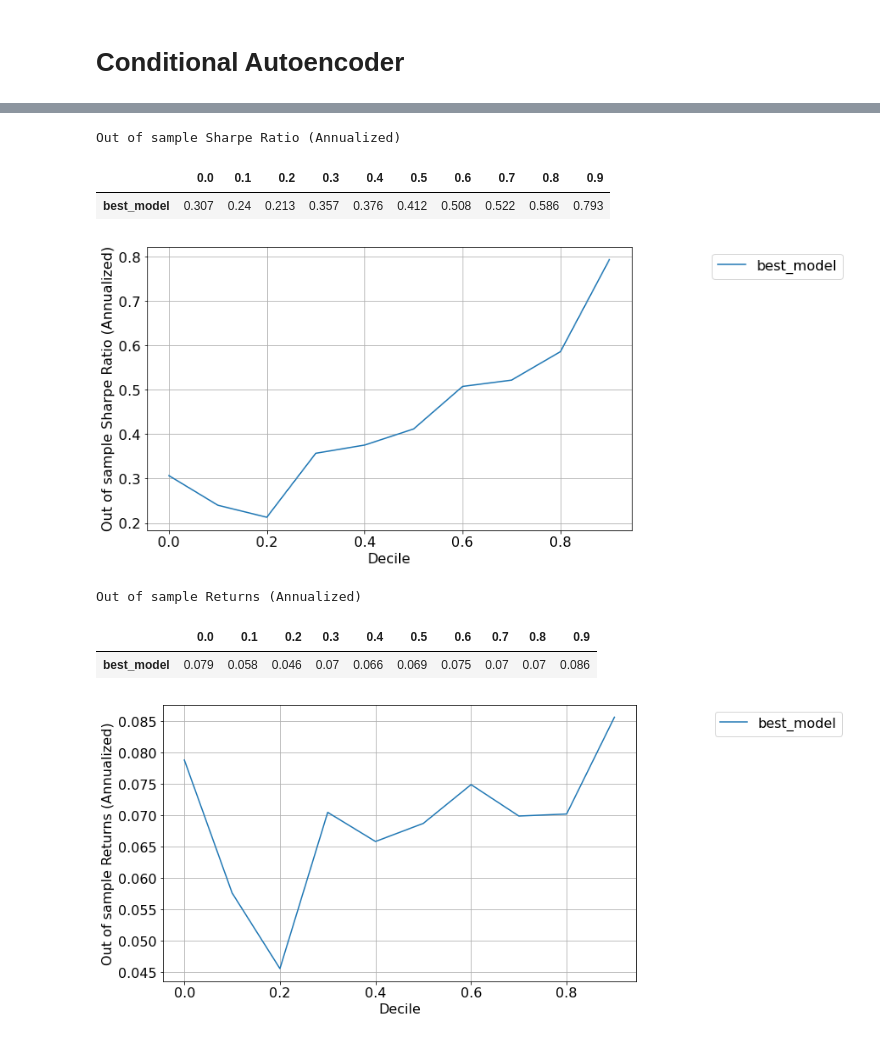
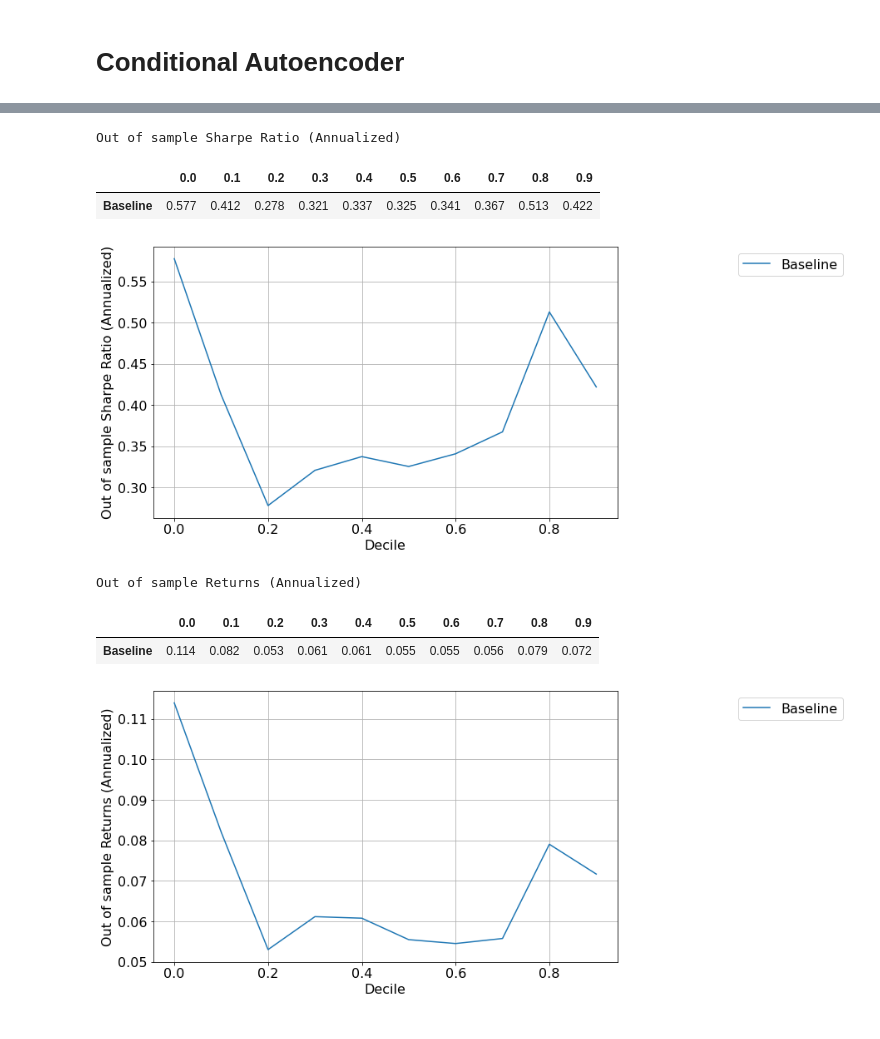
Before and after one commit to adaluka/Deep-Learning-Project, a Jupyter notebook: model/Results evaluation ensemble.ipynb, the cells around one changed output, grey strips where cells are left out. Cells and saved outputs as stored; diff of their text form; code cells hidden in the pictures.

```diff
--- a/model/Results evaluation ensemble.ipynb
+++ b/model/Results evaluation ensemble.ipynb
@@ -251,14 +303,16 @@ class ConditionalAutoEncoder(nn.Module):
 # %%
-checkpoint_lst = [
-    'final_baseline_multirun_layers4_hidden_24_12_noactivation_run_1.checkpoint',
-    'final_baseline_multirun_layers4_hidden_24_12_noactivation_run_2.checkpoint',
-    'final_baseline_multirun_layers4_hidden_24_12_noactivation_run_3.checkpoint',
-    'final_baseline_multirun_layers4_hidden_24_12_noactivation_run_4.checkpoint',
-    'final_baseline_multirun_layers4_hidden_24_12_noactivation_run_5.checkpoint',
-    'final_baseline_multirun_layers4_hidden_24_12_noactivation_run_6.checkpoint',
-    'final_baseline_multirun_layers4_hidden_24_12_noactivation_run_7.checkpoint',
-    'final_baseline_multirun_layers4_hidden_24_12_noactivation_run_8.checkpoint',
-]
+# checkpoint_lst = [
+# #     'final_baseline_multirun_layers4_hidden_24_12_noactivation_run_1.checkpoint',
+# #     'final_baseline_multirun_layers4_hidden_24_12_noactivation_run_2.checkpoint',
+#     'final_baseline_multirun_layers4_hidden_24_12_noactivation_run_3.checkpoint',
+#     'final_baseline_multirun_layers4_hidden_24_12_noactivation_run_4.checkpoint',
+# #     'final_baseline_multirun_layers4_hidden_24_12_noactivation_run_5.checkpoint',
+# #     'final_baseline_multirun_layers4_hidden_24_12_noactivation_run_6.checkpoint',
+# #     'final_baseline_multirun_layers4_hidden_24_12_noactivation_run_7.checkpoint',
+#     'final_baseline_multirun_layers4_hidden_24_12_noactivation_run_8.checkpoint',
+#     'final_baseline_multirun_layers4_hidden_24_12_noactivation_run_9.checkpoint',
+#     'final_baseline_multirun_layers4_hidden_24_12_noactivation_run_10.checkpoint',
+# ]
 
 model_lst = []
 
@@ -270,7 +324,7 @@ model_lst = []
 # loss = checkpoint['loss']
 
 args = fixed_args = {
-    'n_factors' : 4,
+    'n_factors' : 12,
     'n_hidden_lhs':[24,12],
     'n_hidden_rhs':[],
     'batch_norm_lhs' : True,
@@ -321,10 +375,12 @@ extended_test_loader = torch.utils.data.DataLoader(
 # %%
 predicted_returns_lst = []
 predicted_factors_lst = []
+output_df_lst = []
+factors_df_lst = []
 
-for name in checkpoint_lst:
+for rd in chosen_res_dict_lst:
 
-    checkpoint = torch.load(name)
+#     checkpoint = torch.load(name)
 
     model = ConditionalAutoEncoder(
         n_alphas = n_alphas,
@@ -341,7 +397,7 @@ for name in checkpoint_lst:
     #     bn_momentum=args['bn_momentum']
     )
 
-    model.load_state_dict(checkpoint['model_state_dict'])
+    model.load_state_dict(rd['model_state_dict'])
     model.to(device)
     model_lst.append(model)
 
@@ -402,6 +458,8 @@ for name in checkpoint_lst:
 
     predicted_returns_lst.append(predicted_returns)
     predicted_factors_lst.append(predicted_factors)
+    factors_df_lst.append(factors_df)
+    output_df_lst.append(output_df)
 
     gc.collect()
     torch.cuda.empty_cache()
@@ -550,31 +634,37 @@ sharpes = get_sharpes_by_decile(
 )
 # %%
 metric = 'sharpe'
-ranked_sharpes_dict = get_sharpes_by_decile({'best_model':predicted_returns},metric=metric)
+ranked_sharpes_dict = get_sharpes_by_decile({'Baseline':predicted_returns,
+#      'LSTM CA': lstm_predicted_returns,
+#      'LSTM CA lowreg': lstm_predicted_returns_lowreg
+                                            },metric=metric)
 metric = {
     "returns": "Returns",
     "volatility": "Volatility",
     "sharpe": "Sharpe Ratio"
 }[metric]
 title = f"Out of sample {metric} (Annualized)"
 plt.rcParams.update({'font.size': 16,})
 
 pred_sharpes_df = pd.DataFrame(ranked_sharpes_dict).sort_index(axis=1)#.drop(['true_returns'],axis=1)
 ax = pred_sharpes_df.plot(figsize=(10,6))
 plt.xlabel("Decile")
 plt.ylabel(title)
-ax.legend(bbox_to_anchor=(1.45,1))
+ax.legend(bbox_to_anchor=(1.5,1))
 plt.grid()
 print(title)
 pred_sharpes_df.transpose().round(3)
 # %% [output]
 Out of sample Sharpe Ratio (Annualized)
 |  | 0.0 | 0.1 | 0.2 | 0.3 | 0.4 | 0.5 | 0.6 | 0.7 | 0.8 | 0.9 |
-| best_model | 0.307 | 0.24 | 0.213 | 0.357 | 0.376 | 0.412 | 0.508 | 0.522 | 0.586 | 0.793 |
+| Baseline | 0.577 | 0.412 | 0.278 | 0.321 | 0.337 | 0.325 | 0.341 | 0.367 | 0.513 | 0.422 |
-[figure, old version]
+[figure, new version]
 # %%
 metric = 'returns'
-ranked_sharpes_dict = get_sharpes_by_decile({'best_model':predicted_returns},metric=metric)
+ranked_sharpes_dict = get_sharpes_by_decile({'Baseline':predicted_returns,
+#      'LSTM CA': lstm_predicted_returns,
+#      'LSTM CA lowreg': lstm_predicted_returns_lowreg
+                                            },metric=metric)
 metric = {
     "returns": "Returns",
     "volatility": "Volatility",
@@ -587,14 +677,14 @@ pred_sharpes_df = pd.DataFrame(ranked_sharpes_dict).sort_index(axis=1)#.drop(['t
 ax = pred_sharpes_df.plot(figsize=(10,6))
 plt.xlabel("Decile")
 plt.ylabel(title)
-ax.legend(bbox_to_anchor=(1.45,1))
+ax.legend(bbox_to_anchor=(1.5,1))
 plt.grid()
 print(title)
 pred_sharpes_df.transpose().round(3)
 # %% [output]
 Out of sample Returns (Annualized)
 |  | 0.0 | 0.1 | 0.2 | 0.3 | 0.4 | 0.5 | 0.6 | 0.7 | 0.8 | 0.9 |
-| best_model | 0.079 | 0.058 | 0.046 | 0.07 | 0.066 | 0.069 | 0.075 | 0.07 | 0.07 | 0.086 |
+| Baseline | 0.114 | 0.082 | 0.053 | 0.061 | 0.061 | 0.055 | 0.055 | 0.056 | 0.079 | 0.072 |
-[figure, old version]
+[figure, new version]
 # %%
 metric = 'volatility'
```
Also changed, not shown: parts of 16 cells of this notebook, 4 other files.
